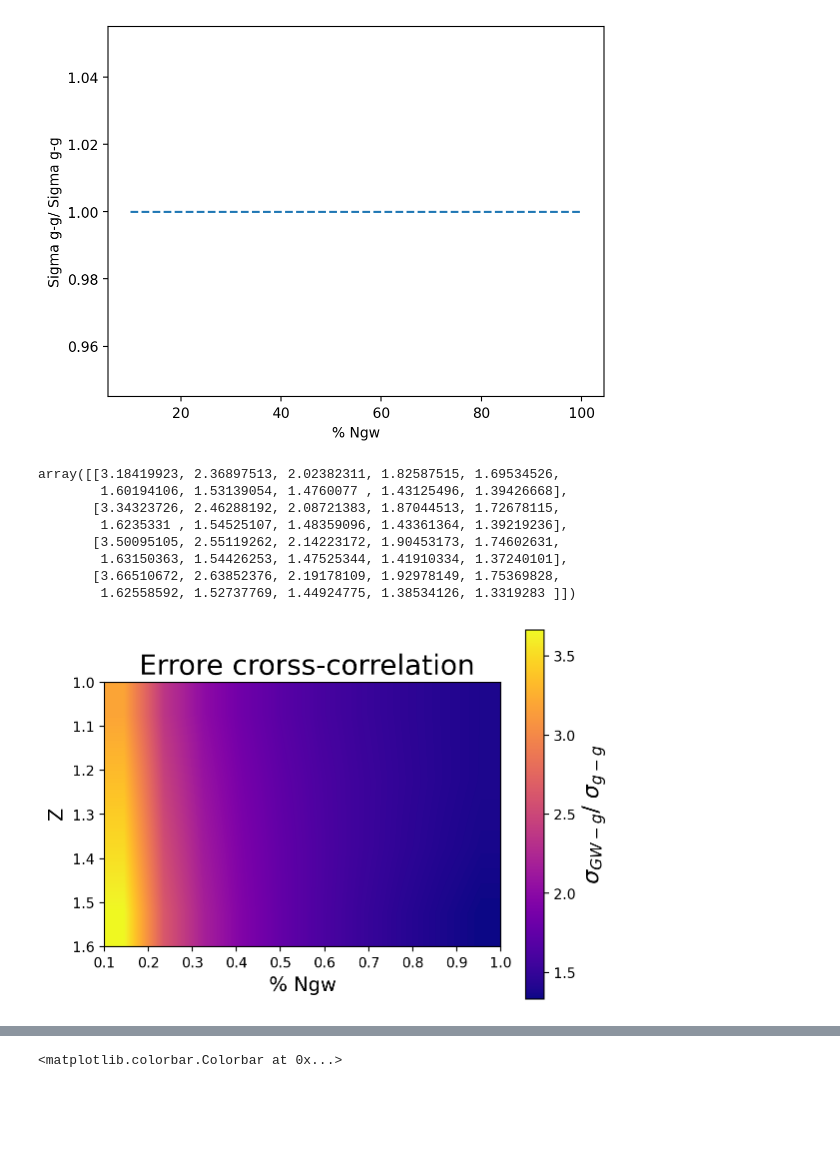
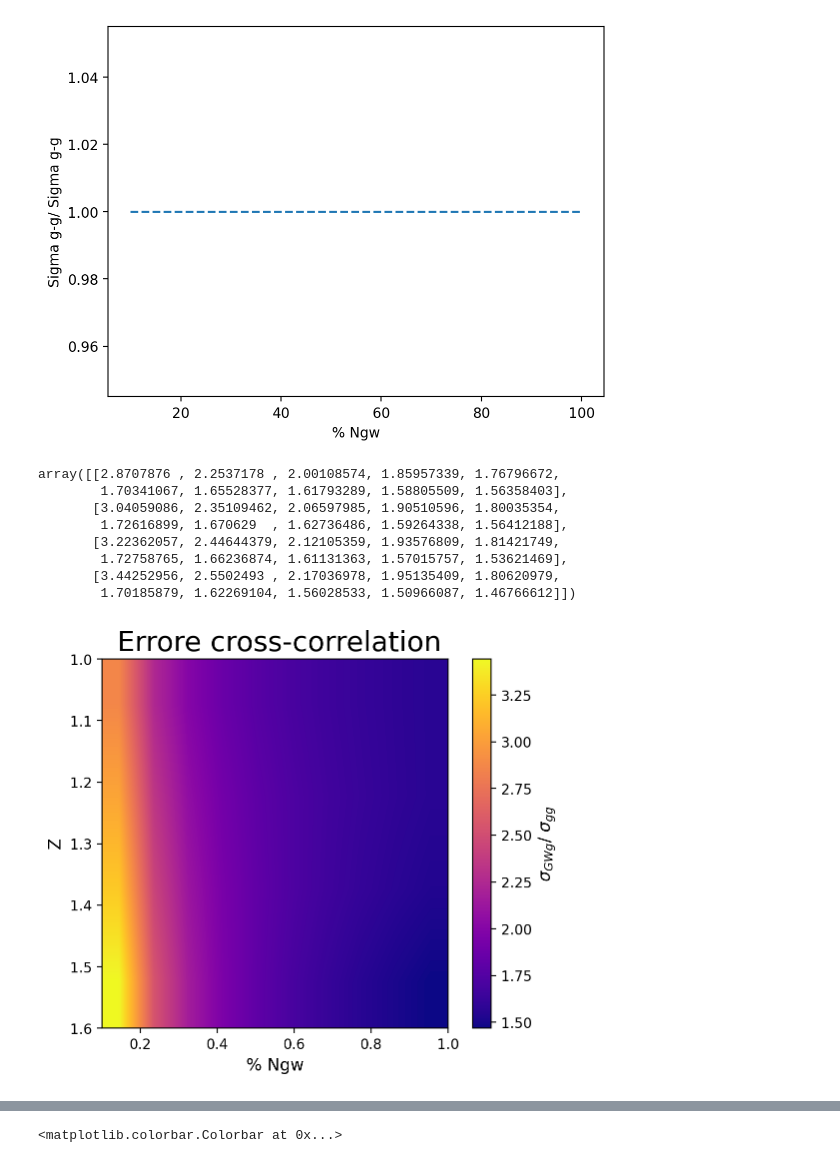
Before and after one commit to Sareva00/Tesi, a Jupyter notebook: Programma completo 1.ipynb, the cells around one changed output, grey strips where cells are left out. Drawn from its saved outputs; the diff is of its cells as text; code cells hidden in the pictures; blank space fills up the shorter version.

```diff
--- a/Programma completo 1.ipynb
+++ b/Programma completo 1.ipynb
@@ -40,7 +40,7 @@ results = camb.get_results(pars)
 # %% [output]
 Note: redshifts have been re-sorted (earliest first)
 # %%
-kh, z, pk = results.get_matter_power_spectrum(minkh=2e-2, maxkh=1e-1, npoints = 100) #nota, le z vengono ordinate, ricavo spettro di potenza
+kh, z, pk = results.get_matter_power_spectrum(minkh=1e-2, maxkh=1e-1, npoints = 100) #nota, le z vengono ordinate, ricavo spettro di potenza
 z
 # %% [output]
 [1.0, 1.2, 1.4, 1.6]
@@ -122,7 +122,7 @@ for i in range (len (kh)):
 
 Vol = np.empty(len(zetas))
 for i in range (len(zetas)):
-    Vol[i]= ngfunction2.Vol(z[3])*h**(-3)
+    Vol[i]= ngfunction2.Vol(z[i])*h**(-3) *1.e9
 #Vol = 4./3.*np.pi*((dist(z+DeltaZ/2.))**3-(dist(z-DeltaZ/2.))**3)    #calcolo il volume di cielo considerato, inmmagino di guardare il cielo su tutti gli angoli (ideale)
 
 N = np.empty((len(kh),len(mu),len(zetas)))
@@ -561,25 +574,25 @@ for i in range (4):
 # %%
 sigma3/sigma_rs
 # %% [output]
-array([[3.18419923, 2.36897513, 2.02382311, 1.82587515, 1.69534526,
-        1.60194106, 1.53139054, 1.4760077 , 1.43125496, 1.39426668],
-       [3.34323726, 2.46288192, 2.08721383, 1.87044513, 1.72678115,
-        1.6235331 , 1.54525107, 1.48359096, 1.43361364, 1.39219236],
-       [3.50095105, 2.55119262, 2.14223172, 1.90453173, 1.74602631,
-        1.63150363, 1.54426253, 1.47525344, 1.41910334, 1.37240101],
-       [3.66510672, 2.63852376, 2.19178109, 1.92978149, 1.75369828,
-        1.62558592, 1.52737769, 1.44924775, 1.38534126, 1.3319283 ]])
+array([[2.8707876 , 2.2537178 , 2.00108574, 1.85957339, 1.76796672,
+        1.70341067, 1.65528377, 1.61793289, 1.58805509, 1.56358403],
+       [3.04059086, 2.35109462, 2.06597985, 1.90510596, 1.80035354,
+        1.72616899, 1.670629  , 1.62736486, 1.59264338, 1.56412188],
+       [3.22362057, 2.44644379, 2.12105359, 1.93576809, 1.81421749,
+        1.72758765, 1.66236874, 1.61131363, 1.57015757, 1.53621469],
+       [3.44252956, 2.5502493 , 2.17036978, 1.95135409, 1.80620979,
+        1.70185879, 1.62269104, 1.56028533, 1.50966087, 1.46766612]])
 # %%
 X, Y = np.meshgrid(perc, zetas)
 
-fig = plt.figure(frameon=False)
-im1 = plt.imshow(sigma3/sigma_rs, cmap ="plasma", interpolation ='bilinear', extent = extent)
-plt.title(" Errore crorss-correlation",size=20)
+#fig = plt.figure(frameon=False)
+im1 = plt.imshow(sigma3/sigma_rs, cmap ="plasma", interpolation ='bilinear', extent = extent,aspect=1.6)
+plt.title(" Errore cross-correlation",size=20)
 bar = plt.colorbar(im1)
-plt.xlabel(' % Ngw ',size=14)
-plt.ylabel(' Z ',size=14)
-bar.set_label('$\sigma_{GW-g}$/ $\sigma_{g-g}$',size=16)
+plt.xlabel(' % Ngw ',size=12)
+plt.ylabel(' Z ',size=12)
+bar.set_label('$\sigma_{GWg}$/ $\sigma_{gg}$',size=12)
 # %% [output]
-[figure, old version]
+[figure, new version]
 # %%
 X, Y = np.meshgrid(perc, zetas)
```
Also changed, not shown: parts of 23 cells of this notebook, 2 other files.
